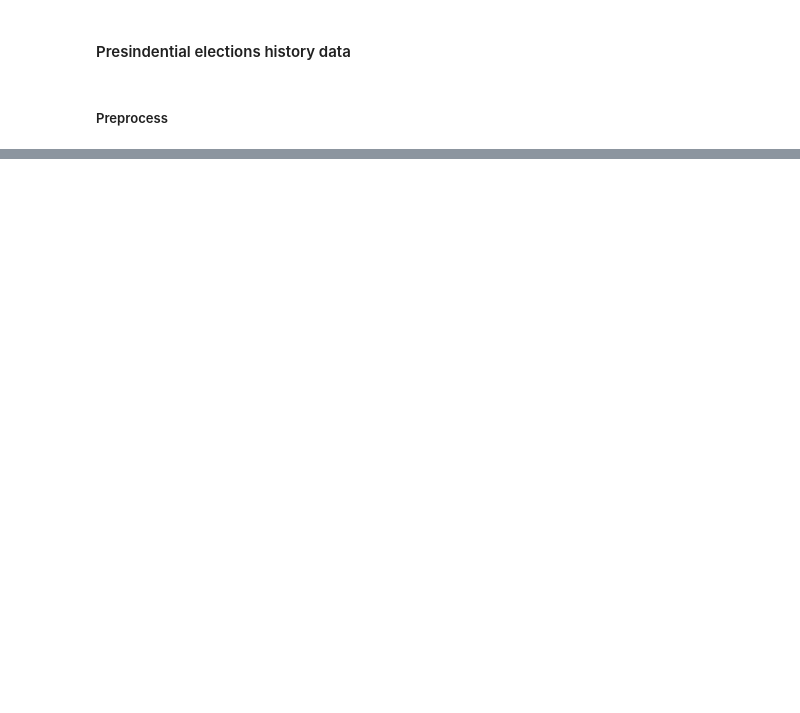
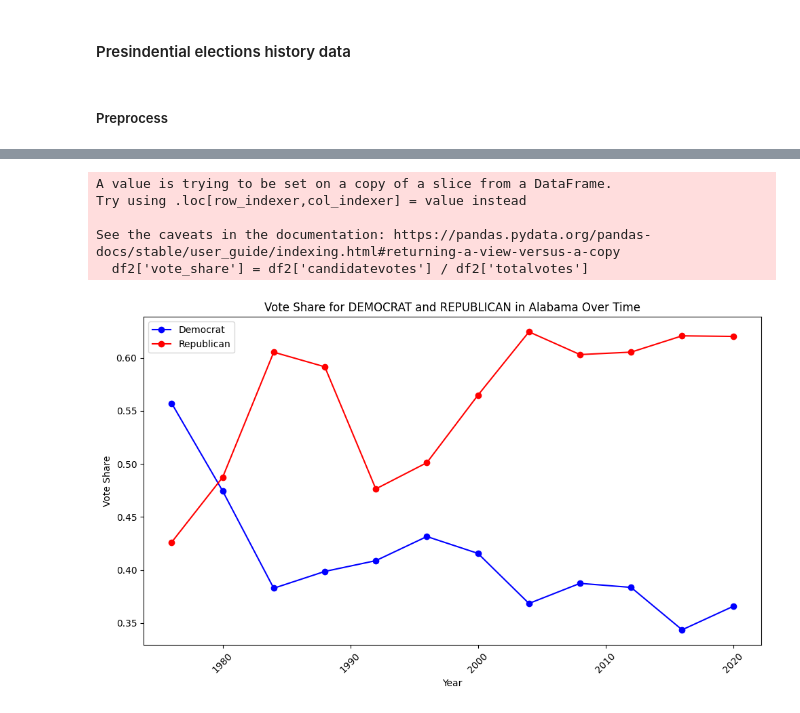
Before and after one commit to aliciachimeno/us-2024-election-prediction, a Jupyter notebook: scr/data_exploration.ipynb, the cells around one changed output, grey strips where cells are left out. Drawn from its saved outputs; the diff is of its cells as text; code cells hidden in the pictures; blank space fills up the shorter version.

```diff
--- a/scr/data_exploration.ipynb
+++ b/scr/data_exploration.ipynb
@@ -75,0 +177,48 @@ df2_swing_states
+# %%
+import matplotlib.pyplot as plt
+
+# Assuming df2 is your dataset (replace this with your actual dataset)
+# df2 = pd.read_csv('your_file.csv')
+
+# Calculate vote share for each row
+df2['vote_share'] = df2['candidatevotes'] / df2['totalvotes']
+
+# User-defined variable for filtering (can change the state as needed)
+state_selected = 'Alabama'  # Replace with your state of interest
+
+# Filter the DataFrame for the selected state and both parties (Democrat and Republican)
+filtered_data = df2[(df2['state'] == state_selected) & (df2['party_detailed'].isin(['DEMOCRAT', 'REPUBLICAN']))]
+
+# Create a pivot table for easier plotting: Years as columns and party vote share as rows
+pivoted = filtered_data.pivot_table(index='year', columns='party_detailed', values='vote_share', aggfunc='mean')
+
+# Plotting the time series for both parties in the selected state
+plt.figure(figsize=(10, 6))
+
+# Plot Democrat vote share
+plt.plot(pivoted.index, pivoted['DEMOCRAT'], marker='o', label='Democrat', color='blue')
+
+# Plot Republican vote share
+plt.plot(pivoted.index, pivoted['REPUBLICAN'], marker='o', label='Republican', color='red')
+
+# Add labels and title
+plt.xlabel('Year')
+plt.ylabel('Vote Share')
+plt.title(f'Vote Share for DEMOCRAT and REPUBLICAN in {state_selected} Over Time')
+
+# Add legend
+plt.legend()
+
+# Rotate x-ticks for better readability
+plt.xticks(rotation=45)
+
+# Display the plot
+plt.tight_layout()
+plt.show()
+# %% [output]
+A value is trying to be set on a copy of a slice from a DataFrame.
+Try using .loc[row_indexer,col_indexer] = value instead
+
+See the caveats in the documentation: https://pandas.pydata.org/pandas-docs/stable/user_guide/indexing.html#returning-a-view-versus-a-copy
+  df2['vote_share'] = df2['candidatevotes'] / df2['totalvotes']
+[figure, added]
```
Also changed, not shown: parts of 17 cells of this notebook, 1 other file.
